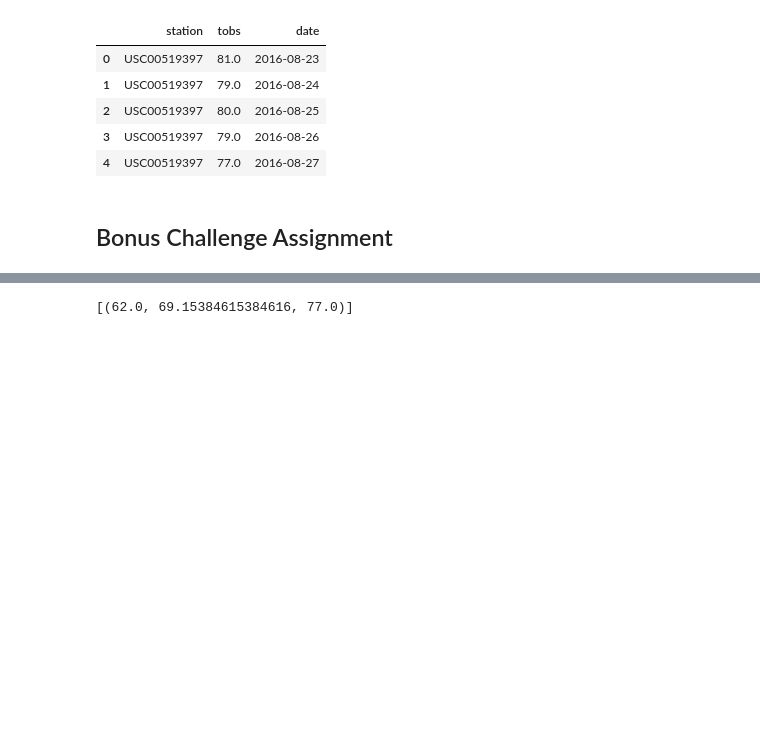
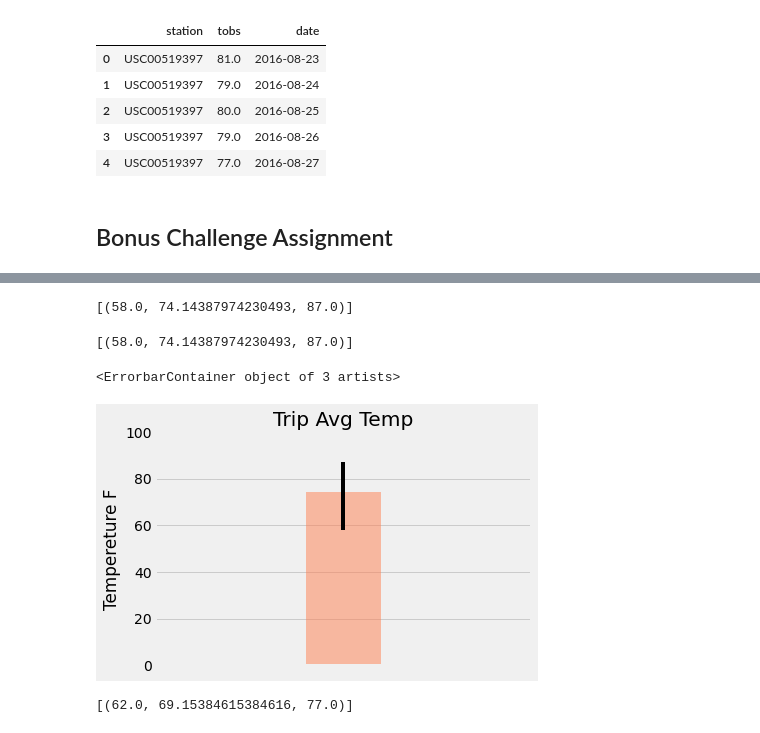
Before and after one commit to SograMemon/sqlalchemy-challenge, a Jupyter notebook: climate_starter.ipynb, the cells around one changed output, grey strips where cells are left out. Drawn from its saved outputs; the diff is of its cells as text; code cells hidden in the pictures; blank space fills up the shorter version.

```diff
--- a/climate_starter.ipynb
+++ b/climate_starter.ipynb
@@ -208,10 +200,46 @@ plt.hist()
+# %%
+# This function called `calc_temps` will accept start date and end date in the format '%Y-%m-%d'
+# and return the minimum, average, and maximum temperatures for that range of dates
+def calc_temps(start_date, end_date):
+    """TMIN, TAVG, and TMAX for a list of dates.
+
+    Args:
+        start_date (string): A date string in the format %Y-%m-%d
+        end_date (string): A date string in the format %Y-%m-%d
+
+    Returns:
+        TMIN, TAVE, and TMAX
+    """
+
+    return session.query(func.min(Measurement.tobs), func.avg(Measurement.tobs), func.max(Measurement.tobs)).\
+        filter(Measurement.date >= start_date).filter(Measurement.date <= end_date).all()
+
+# function usage example
+print(calc_temps('2017-01-01', '2018-01-01'))
+# %% [output]
+[(58.0, 74.14387974230493, 87.0)]
+# %%
+# Use your previous function `calc_temps` to calculate the tmin, tavg, and tmax
+# for your trip using the previous year's data for those same dates.
+print(calc_temps('2017-01-01', '2018-01-01'))
+# %% [output]
+[(58.0, 74.14387974230493, 87.0)]
 # %%
 # Plot the results from your previous query as a bar chart.
 # Use "Trip Avg Temp" as your Title
 # Use the average temperature for the y value
 # Use the peak-to-peak (tmax-tmin) value as the y error bar (yerr)
-df_temp12months.plot(kind="bar")
-plt.show()
+tmin, tavg, tmax =calc_temps('2017-01-01', '2018-01-01')[0]
+plt.bar(0, tavg, width=0.10, alpha=0.5, color="coral")
+plt.title("Trip Avg Temp")
+plt.ylabel("Tempereture F")
+plt.xticks([])
+plt.xlim(-0.25,0.25)
+plt.ylim(0,100)
+plt.errorbar(x=0, y=tavg ,yerr=[[tavg-tmin], [tmax-tavg]], color="black")
+# %% [output]
+<ErrorbarContainer object of 3 artists>
+[figure, added]
 # %%
 # Calculate the total amount of rainfall per weather station for your trip dates using the previous year's matching dates.
 # Sort this in descending order by precipitation amount and list the station, name, latitude, longitude, and elevation
```
Also changed, not shown: parts of 9 cells of this notebook.
